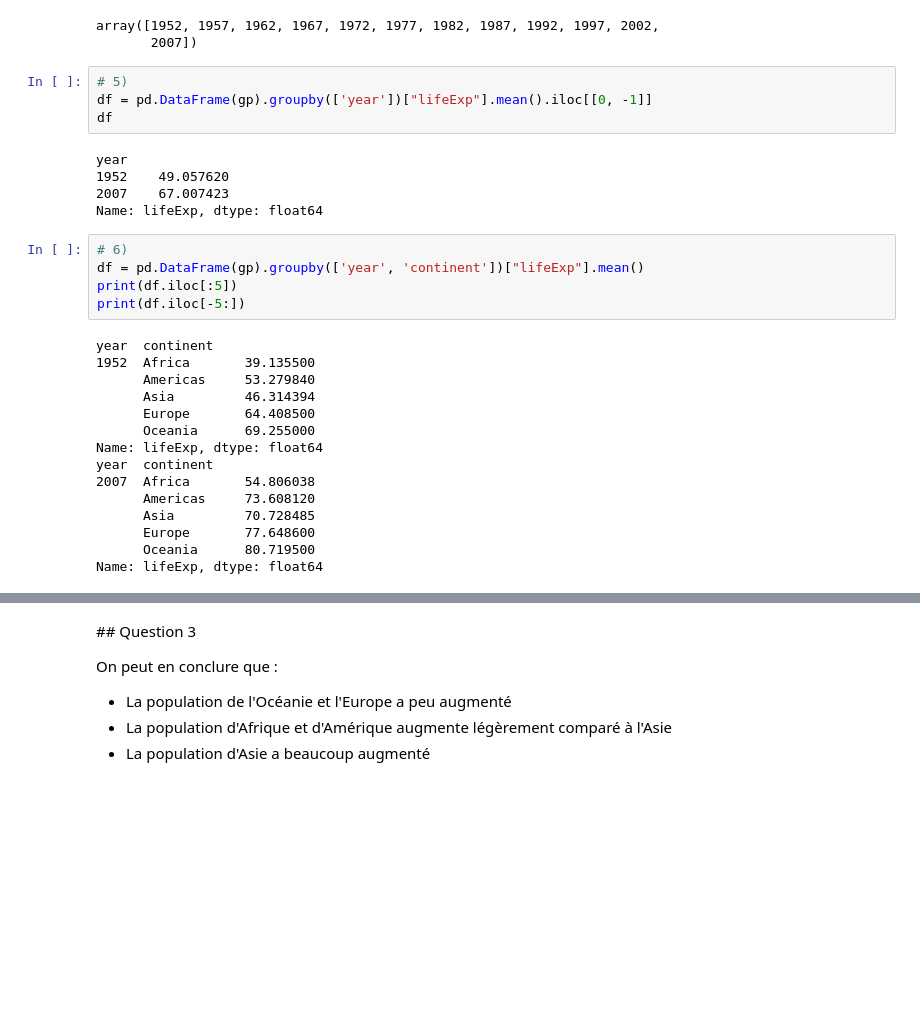
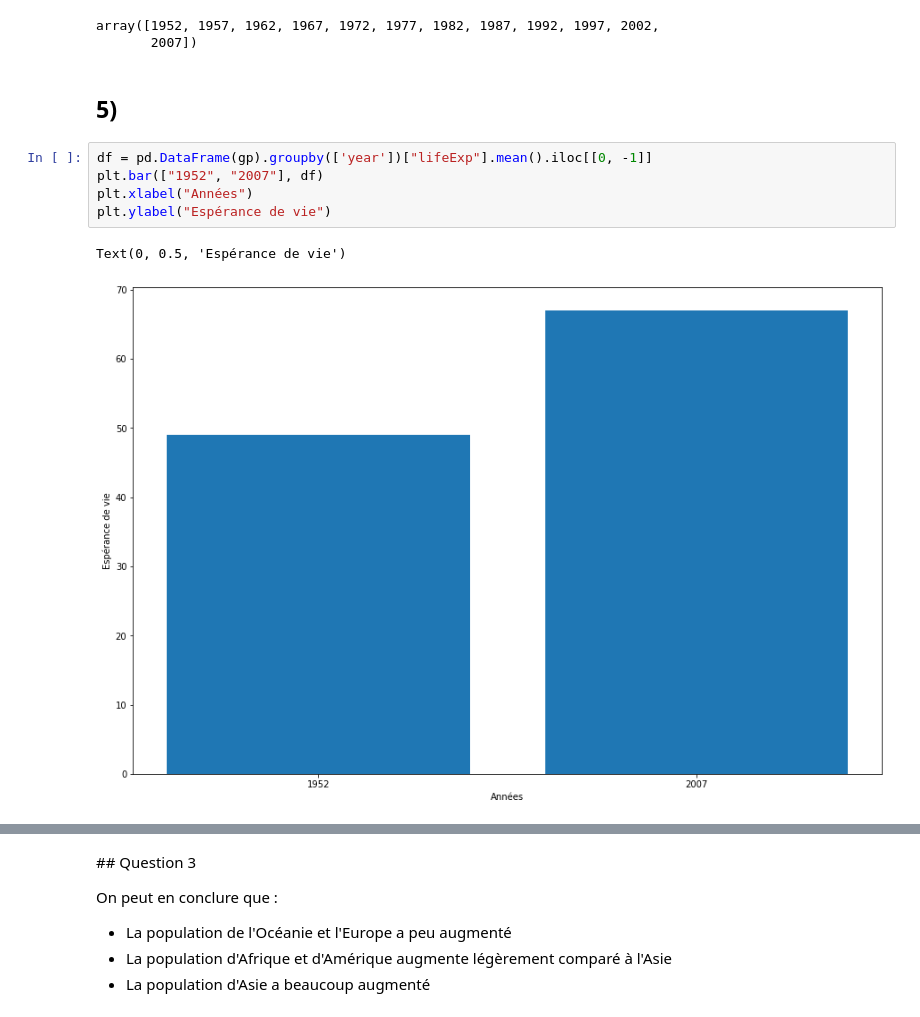
Before and after one commit to richmartins/ISD_L3, a Jupyter notebook: gapminder.ipynb, the cells around one changed output, grey strips where cells are left out. Cells and saved outputs as stored; diff of their text form; blank space fills up the shorter version.

```diff
--- a/gapminder.ipynb
+++ b/gapminder.ipynb
@@ -75,32 +71,13 @@ gp['year'].unique()
 # %% [output]
 array([1952, 1957, 1962, 1967, 1972, 1977, 1982, 1987, 1992, 1997, 2002,
        2007])
+# %% [markdown]
+## 5)
 # %%
-# 5)
 df = pd.DataFrame(gp).groupby(['year'])["lifeExp"].mean().iloc[[0, -1]]
-df
+plt.bar(["1952", "2007"], df)
+plt.xlabel("Années")
+plt.ylabel("Espérance de vie")
 # %% [output]
-year
-1952    49.057620
-2007    67.007423
-Name: lifeExp, dtype: float64
+Text(0, 0.5, 'Espérance de vie')
+[figure, added]
-# %%
-# 6)
-df = pd.DataFrame(gp).groupby(['year', 'continent'])["lifeExp"].mean()
-print(df.iloc[:5])
-print(df.iloc[-5:])
-# %% [output]
-year  continent
-1952  Africa       39.135500
-      Americas     53.279840
-      Asia         46.314394
-      Europe       64.408500
-      Oceania      69.255000
-Name: lifeExp, dtype: float64
-year  continent
-2007  Africa       54.806038
-      Americas     73.608120
-      Asia         70.728485
-      Europe       77.648600
-      Oceania      80.719500
-Name: lifeExp, dtype: float64
```
Also changed, not shown: parts of 19 cells of this notebook.
